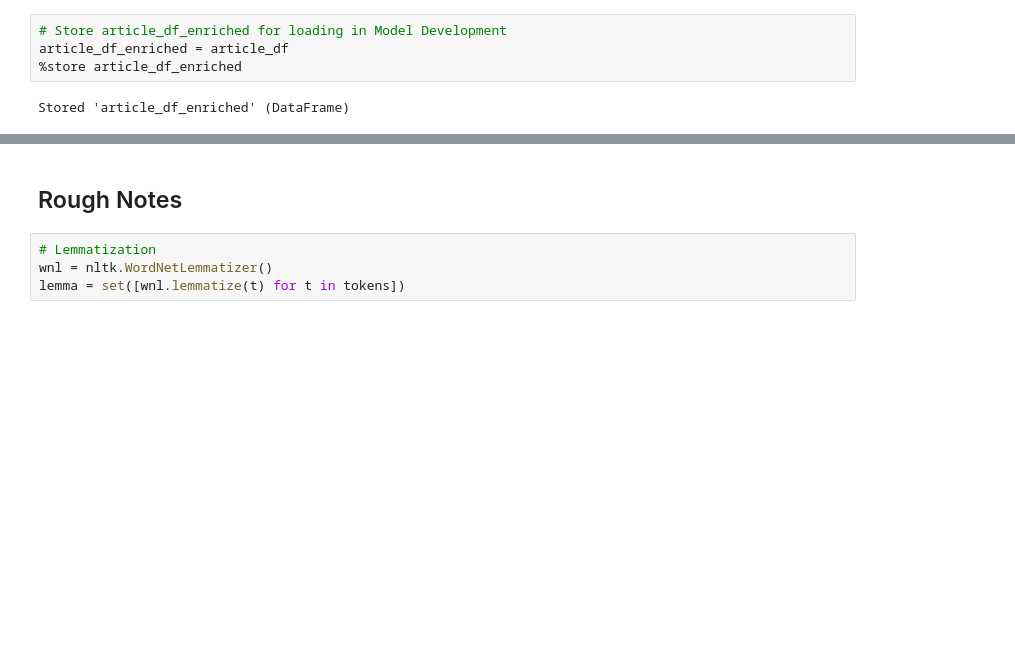
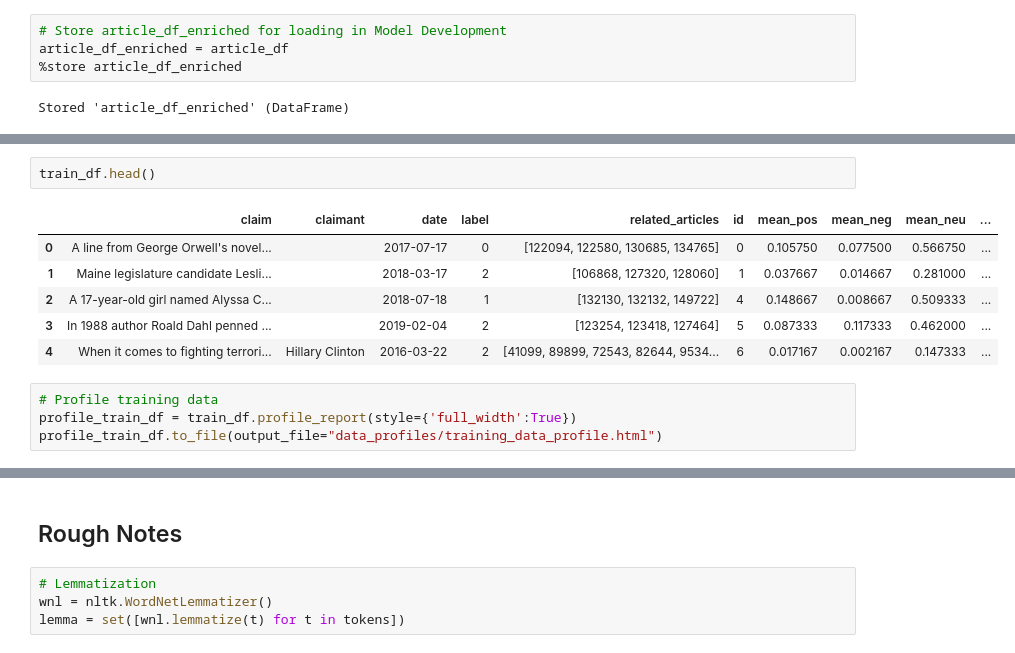
Before and after one commit to kingbd2/Fake_News_Data_Cup, a Jupyter notebook: 2.DataPreparation.ipynb, the cells around one changed output, grey strips where cells are left out. Saved outputs shown, nothing was run; the diff lists cells and outputs as text; blank space fills up the shorter version.

```diff
--- a/2.DataPreparation.ipynb
+++ b/2.DataPreparation.ipynb
@@ -167,0 +246,13 @@ Stored 'article_df_enriched' (DataFrame)
+# %%
+train_df.head()
+# %% [output]
+|  | claim | claimant | date | label | related_articles | id | mean_pos | mean_neg | mean_neu | ... |
+| 0 | A line from George Orwell's novel... |  | 2017-07-17 | 0 | [122094, 122580, 130685, 134765] | 0 | 0.105750 | 0.077500 | 0.566750 | ... |
+| 1 | Maine legislature candidate Lesli... |  | 2018-03-17 | 2 | [106868, 127320, 128060] | 1 | 0.037667 | 0.014667 | 0.281000 | ... |
+| 2 | A 17-year-old girl named Alyssa C... |  | 2018-07-18 | 1 | [132130, 132132, 149722] | 4 | 0.148667 | 0.008667 | 0.509333 | ... |
+| 3 | In 1988 author Roald Dahl penned ... |  | 2019-02-04 | 2 | [123254, 123418, 127464] | 5 | 0.087333 | 0.117333 | 0.462000 | ... |
+| 4 | When it comes to fighting terrori... | Hillary Clinton | 2016-03-22 | 2 | [41099, 89899, 72543, 82644, 9534... | 6 | 0.017167 | 0.002167 | 0.147333 | ... |
+# %%
+# Profile training data
+profile_train_df = train_df.profile_report(style={'full_width':True})
+profile_train_df.to_file(output_file="data_profiles/training_data_profile.html")
```
Also changed, not shown: parts of 24 cells of this notebook, 7 other files.
